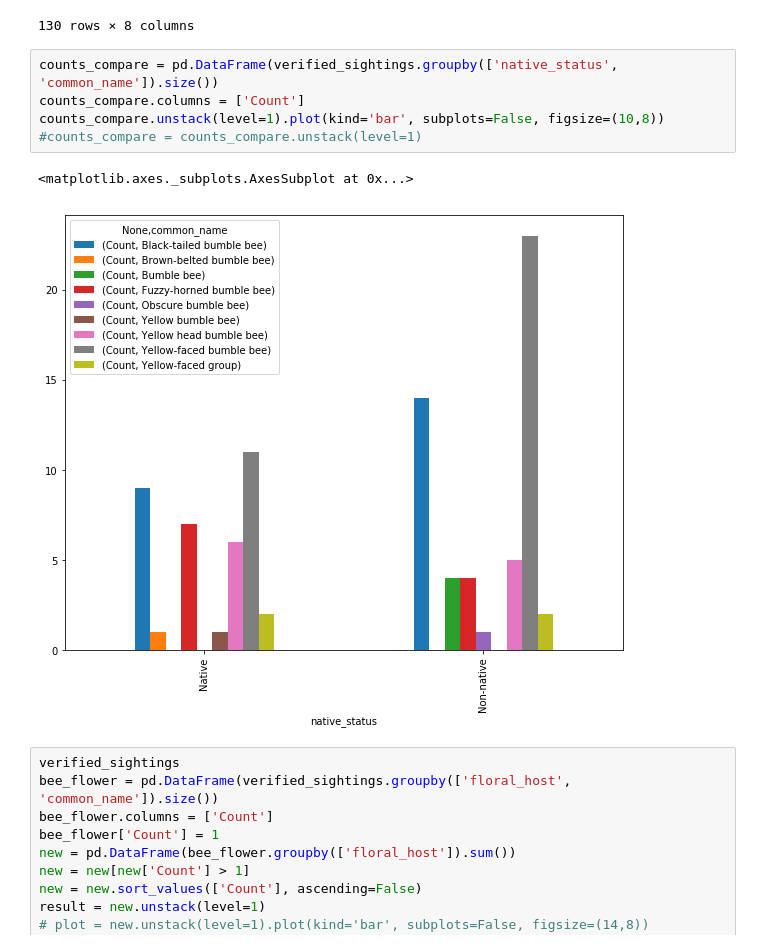
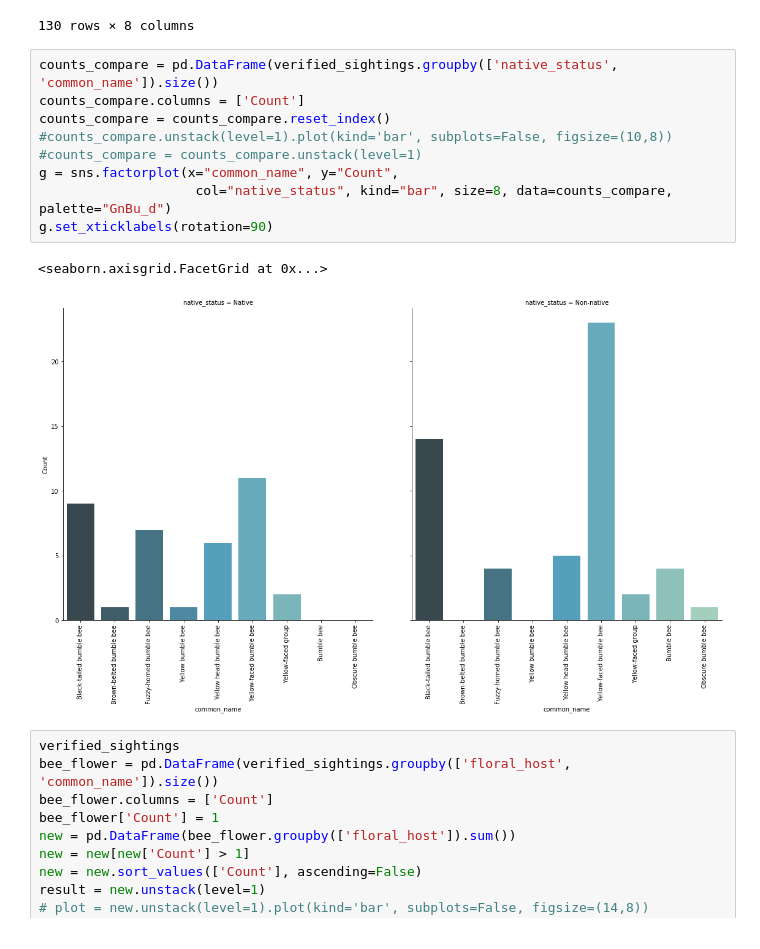
Before and after one commit to mike-jolliffe/Projects, a Jupyter notebook: Bumblebees/bee_data_exploration.ipynb, the cells around one changed output. Saved outputs shown, nothing was run; the diff lists cells and outputs as text.

Commit message:
better plots

```diff
--- a/Bumblebees/bee_data_exploration.ipynb
+++ b/Bumblebees/bee_data_exploration.ipynb
@@ -92,11 +92,15 @@ verified_sightings
 # %%
 counts_compare = pd.DataFrame(verified_sightings.groupby(['native_status', 'common_name']).size())
 counts_compare.columns = ['Count']
-counts_compare.unstack(level=1).plot(kind='bar', subplots=False, figsize=(10,8))
+counts_compare = counts_compare.reset_index()
+#counts_compare.unstack(level=1).plot(kind='bar', subplots=False, figsize=(10,8))
 #counts_compare = counts_compare.unstack(level=1)
+g = sns.factorplot(x="common_name", y="Count",
+                    col="native_status", kind="bar", size=8, data=counts_compare, palette="GnBu_d")
+g.set_xticklabels(rotation=90)
 # %% [output]
-<matplotlib.axes._subplots.AxesSubplot at 0x...>
+<seaborn.axisgrid.FacetGrid at 0x...>
-[figure, old version]
+[figure, new version]
 # %%
 verified_sightings
 bee_flower = pd.DataFrame(verified_sightings.groupby(['floral_host', 'common_name']).size())
```
